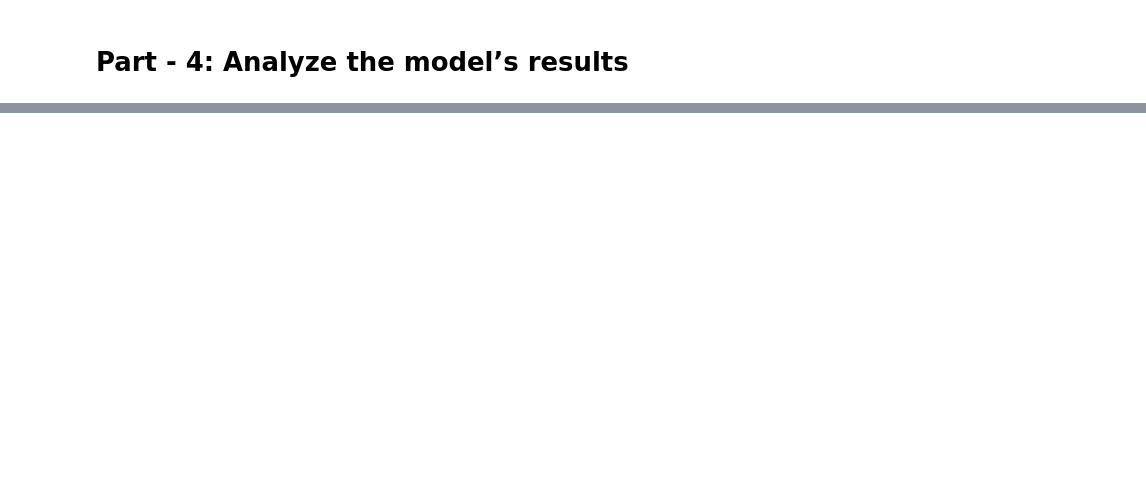
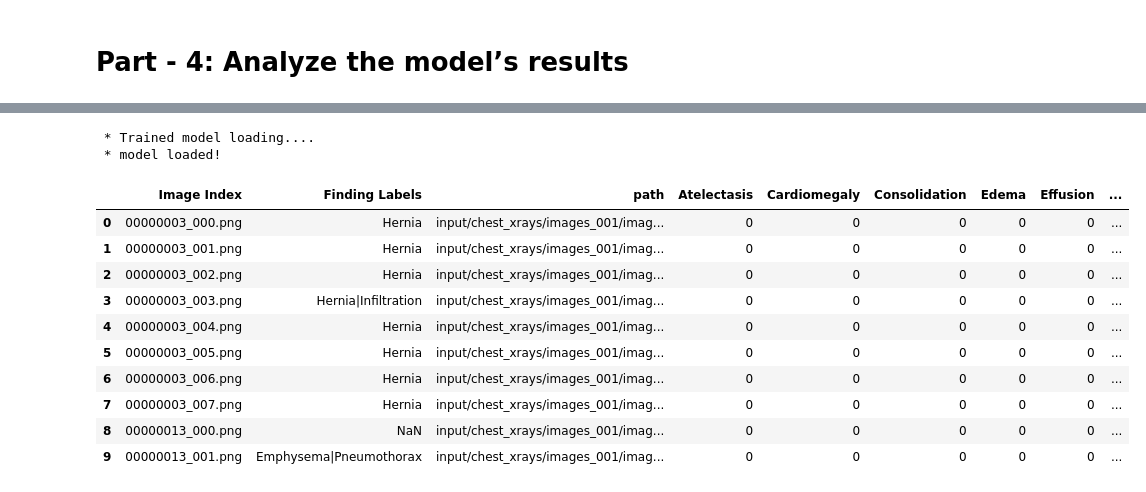
Before and after one commit to yonycherkos/lung-disease-detection-from-chest-xray, a Jupyter notebook: chest-xray-imaging.ipynb, the cells around one changed output, grey strips where cells are left out. Cells and saved outputs as stored; diff of their text form; code cells hidden in the pictures; blank space fills up the shorter version.

```diff
--- a/chest-xray-imaging.ipynb
+++ b/chest-xray-imaging.ipynb
@@ -156,25 +243,28 @@ if not os.path.isdir(output_dir):
     os.makedirs(os.path.join(output_dir, "logs"))
 # %%
 # training configurations
-train_path = "../working/train.csv"
-val_path = "../working/val.csv"
+train_path = "input/chest_xrays/train.csv"
+val_path = "input/chest_xrays/val.csv"
+test_path = "input/chest_xrays/test.csv"
+
 class_names = ['Atelectasis', 'Cardiomegaly', 'Consolidation', 'Edema', 'Effusion', 'Emphysema', 'Fibrosis',
                'Hernia', 'Infiltration', 'Mass', 'Nodule', 'Pleural_Thickening', 'Pneumonia', 'Pneumothorax']
-
-target_size=(224,224)
-input_size=(224,224,3)
+target_size=(224,224,3)
 batch_size=32
 epochs=100
 initial_learning_rate = 0.001
 
-# train_df = pd.read_csv(train_path)
-# val_df = pd.read_csv(val_path)
+train_df = pd.read_csv(train_path)
+val_df = pd.read_csv(val_path)
+test_df = pd.read_csv(test_path)
 
-# train_steps = np.ceil(len(train_df)/batch_size)
-# validation_steps = np.ceil(len(val_df)/batch_size)
+train_steps = np.ceil(len(train_df)/batch_size)
+validation_steps = np.ceil(len(val_df)/batch_size)
+test_steps = np.ceil(len(test_df)/batch_size)
 
-output_dir = "output/"
-model_path = os.path.join(output_dir, "models/chest_xray_imaging_model.h5")
-weights_path = os.path.join(output_dir, "weights/chest_xray_imaging_weights.h5")
+output_dir = "./output"
+model_path = os.path.join(output_dir, "models/xray_imaging_model.h5")
+model_architecture_path = os.path.join(output_dir, "model_architecure/xray_imaging_architecture.json")
+model_weight_path = os.path.join(output_dir, "model_weights/xray_imaging_weights.h5")
 log_dir = os.path.join(output_dir, "logs")
 # %%
@@ -493,0 +608,20 @@ ModuleNotFoundError: No module named 'sklearn'
+# %%
+print(" * Trained model loading.... ")
+get_model(model_architecture_path, model_weight_path)
+# %% [output]
+ * Trained model loading....
+ * model loaded!
+# %%
+test_df.head(10)
+# %% [output]
+|  | Image Index | Finding Labels | path | Atelectasis | Cardiomegaly | Consolidation | Edema | Effusion | ... |
+| 0 | 00000003_000.png | Hernia | input/chest_xrays/images_001/imag... | 0 | 0 | 0 | 0 | 0 | ... |
+| 1 | 00000003_001.png | Hernia | input/chest_xrays/images_001/imag... | 0 | 0 | 0 | 0 | 0 | ... |
+| 2 | 00000003_002.png | Hernia | input/chest_xrays/images_001/imag... | 0 | 0 | 0 | 0 | 0 | ... |
+| 3 | 00000003_003.png | Hernia|Infiltration | input/chest_xrays/images_001/imag... | 0 | 0 | 0 | 0 | 0 | ... |
+| 4 | 00000003_004.png | Hernia | input/chest_xrays/images_001/imag... | 0 | 0 | 0 | 0 | 0 | ... |
+| 5 | 00000003_005.png | Hernia | input/chest_xrays/images_001/imag... | 0 | 0 | 0 | 0 | 0 | ... |
+| 6 | 00000003_006.png | Hernia | input/chest_xrays/images_001/imag... | 0 | 0 | 0 | 0 | 0 | ... |
+| 7 | 00000003_007.png | Hernia | input/chest_xrays/images_001/imag... | 0 | 0 | 0 | 0 | 0 | ... |
+| 8 | 00000013_000.png | NaN | input/chest_xrays/images_001/imag... | 0 | 0 | 0 | 0 | 0 | ... |
+| 9 | 00000013_001.png | Emphysema|Pneumothorax | input/chest_xrays/images_001/imag... | 0 | 0 | 0 | 0 | 0 | ... |
```
Also changed, not shown: parts of 51 cells of this notebook.
